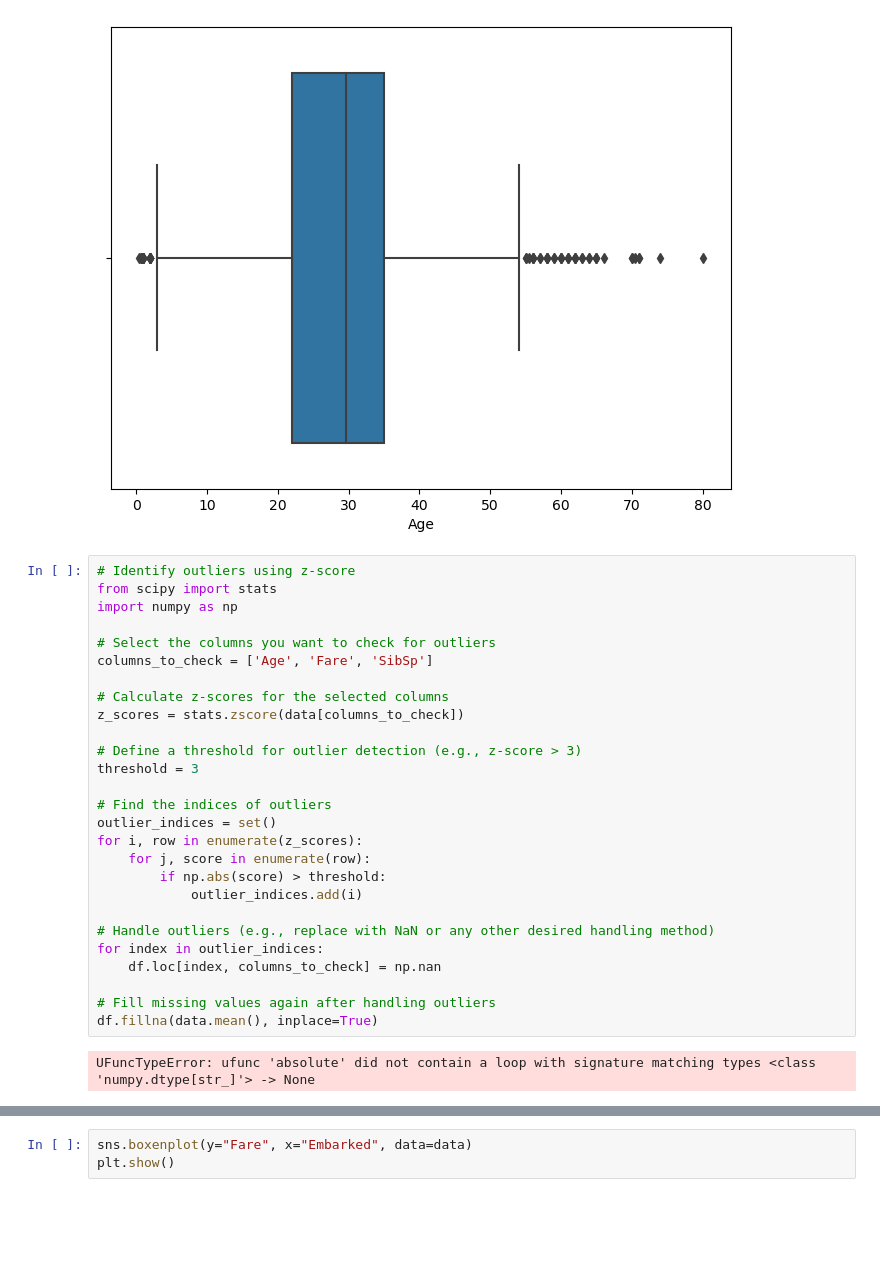
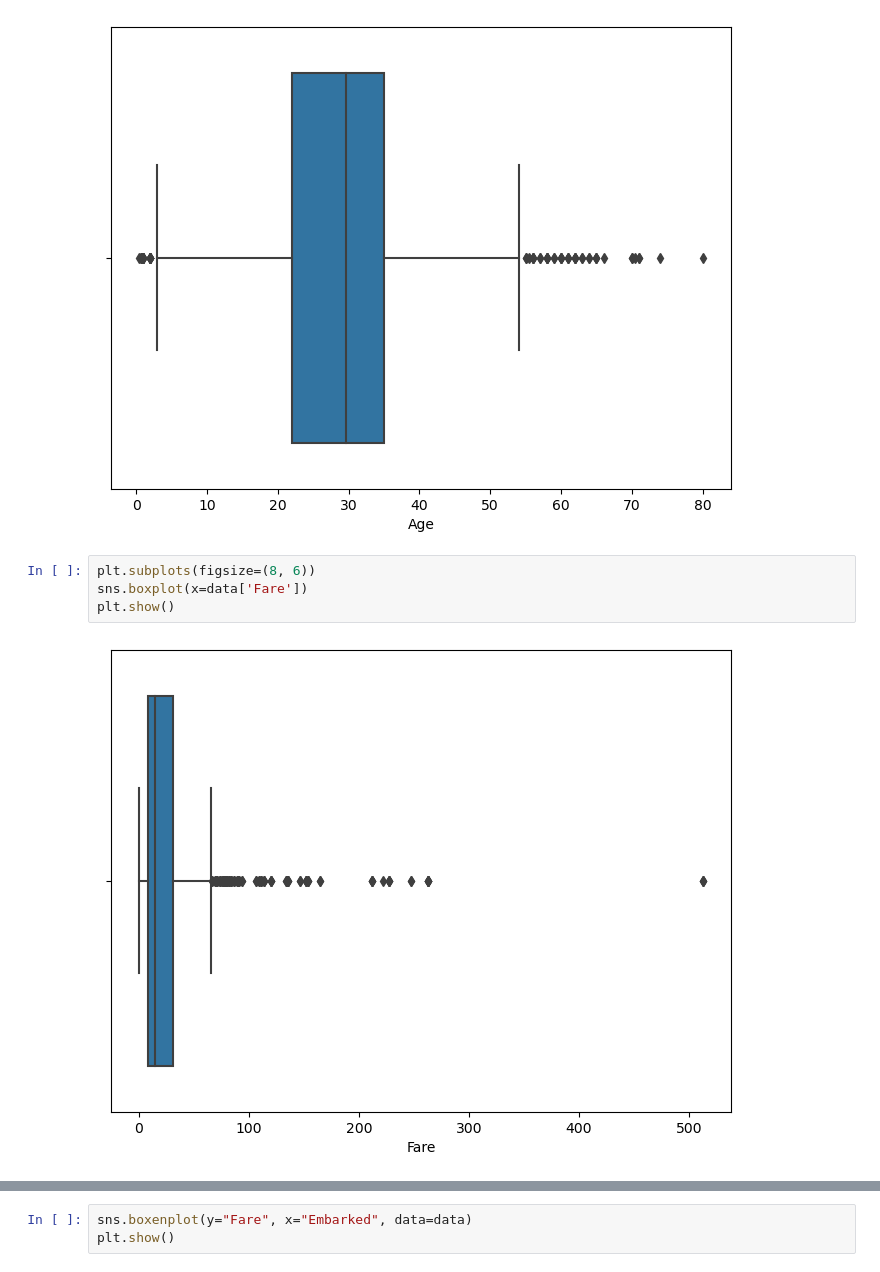
Before and after one commit to sreejayans/ictk, a Jupyter notebook: Assignment on preprocessing using titanic_dataset.ipynb, the cells around one changed output, grey strips where cells are left out. Saved outputs shown, nothing was run; the diff lists cells and outputs as text; blank space fills up the shorter version.

Commit message:
Assignment on preprocessing using titanic_dataset

```diff
--- a/Assignment on preprocessing using titanic_dataset.ipynb
+++ b/Assignment on preprocessing using titanic_dataset.ipynb
@@ -237,32 +232,9 @@ sns.boxplot(x=data["Age"])
 plt.show()
 # %% [output]
 [figure]
-# %%
-# Identify outliers using z-score
-from scipy import stats
-import numpy as np
-
-# Select the columns you want to check for outliers
-columns_to_check = ['Age', 'Fare', 'SibSp']
-
-# Calculate z-scores for the selected columns
-z_scores = stats.zscore(data[columns_to_check])
-
-# Define a threshold for outlier detection (e.g., z-score > 3)
-threshold = 3
-
-# Find the indices of outliers
-outlier_indices = set()
-for i, row in enumerate(z_scores):
-    for j, score in enumerate(row):
-        if np.abs(score) > threshold:
-            outlier_indices.add(i)
-
-# Handle outliers (e.g., replace with NaN or any other desired handling method)
-for index in outlier_indices:
-    df.loc[index, columns_to_check] = np.nan
-
-# Fill missing values again after handling outliers
-df.fillna(data.mean(), inplace=True)
-# %% [output]
-UFuncTypeError: ufunc 'absolute' did not contain a loop with signature matching types <class 'numpy.dtype[str_]'> -> None
+# %%
+plt.subplots(figsize=(8, 6))
+sns.boxplot(x=data['Fare'])
+plt.show()
+# %% [output]
+[figure, added]
```
Also changed, not shown: parts of 23 cells of this notebook.
